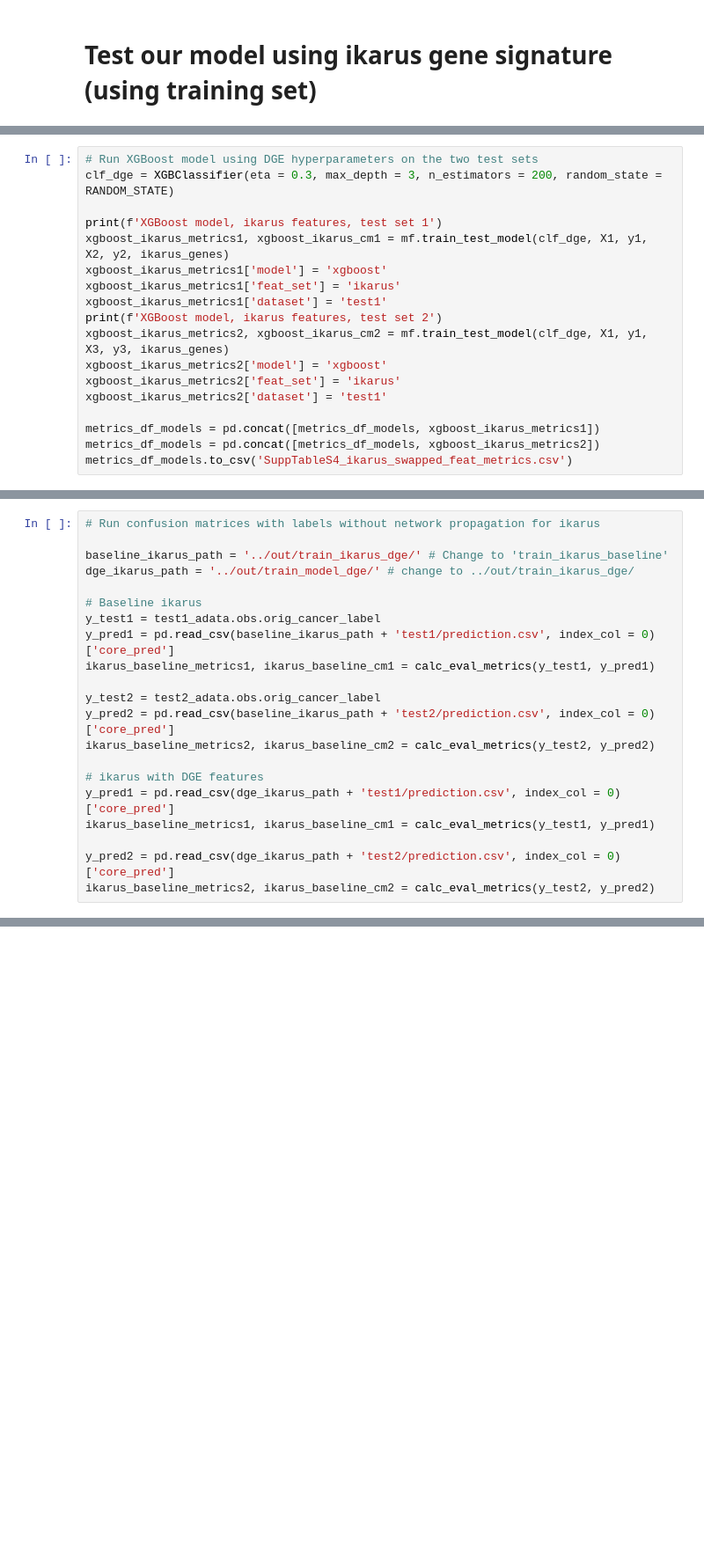
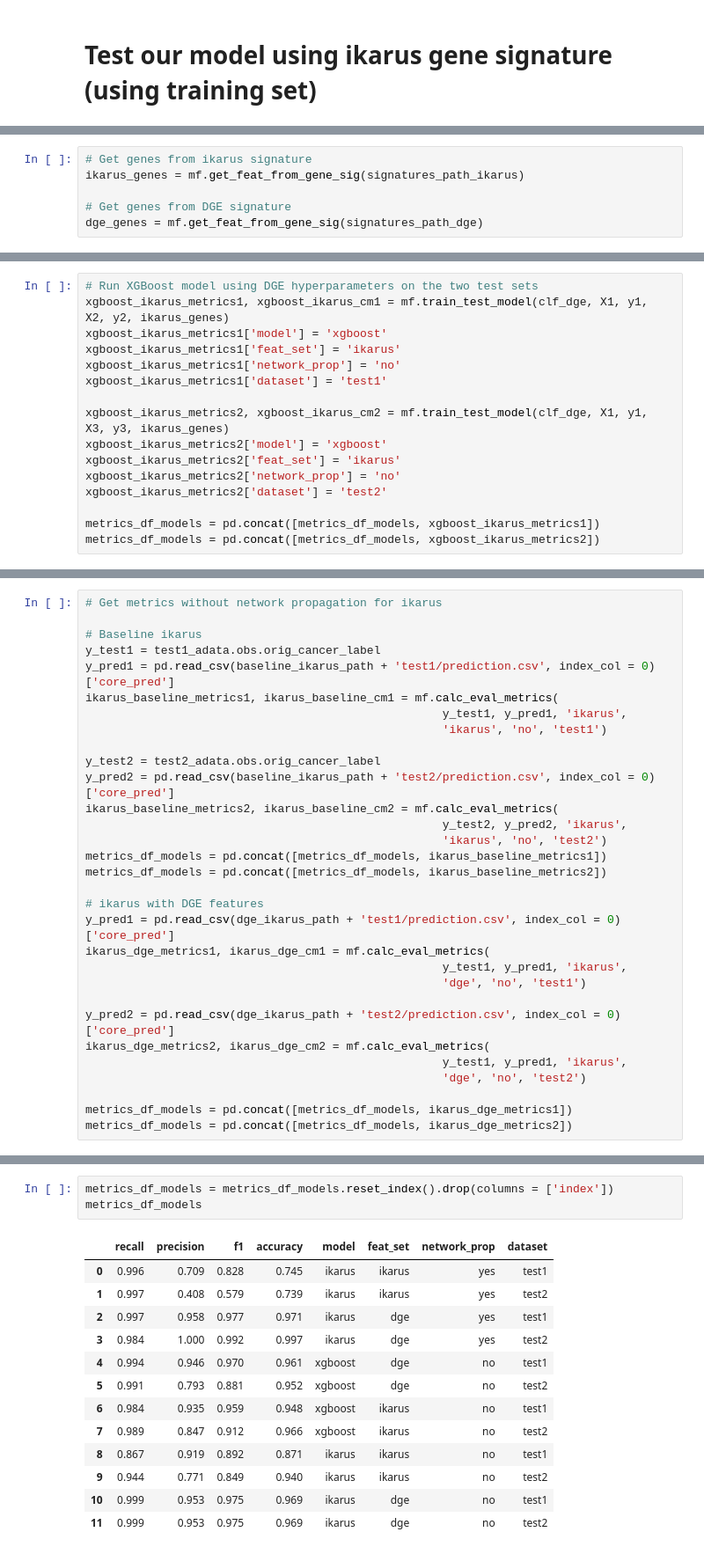
Before and after one commit to b-richins92/Cancer_Prediction_10x, a Jupyter notebook: 8_ikarus_xgboost_swapped_features.ipynb, the cells around one changed output, grey strips where cells are left out. Shown at 88% size. Drawn from its saved outputs; the diff is of its cells as text; blank space fills up the shorter version.

Commit message:
Updated feature swapping notebook to generate figure of evaluation metrics

```diff
--- a/8_ikarus_xgboost_swapped_features.ipynb
+++ b/8_ikarus_xgboost_swapped_features.ipynb
@@ -260,3 +194,9 @@ len(ikarus_genes)
+# %%
+# Get genes from ikarus signature
+ikarus_genes = mf.get_feat_from_gene_sig(signatures_path_ikarus)
+
+# Get genes from DGE signature
+dge_genes = mf.get_feat_from_gene_sig(signatures_path_dge)
 # %%
 # Concatenate all datasets to create a dataframe with all the same features (for training and testing purposes)
 X1, X2, X3 = adatas['train'].to_df(), adatas['test1'].to_df(), adatas['test2'].to_df()
@@ -281,19 +250,17 @@ test2_pred = pd.DataFrame()
 # %%
 # Run XGBoost model using DGE hyperparameters on the two test sets
-clf_dge = XGBClassifier(eta = 0.3, max_depth = 3, n_estimators = 200, random_state = RANDOM_STATE)
-
-print(f'XGBoost model, ikarus features, test set 1')
 xgboost_ikarus_metrics1, xgboost_ikarus_cm1 = mf.train_test_model(clf_dge, X1, y1, X2, y2, ikarus_genes)
 xgboost_ikarus_metrics1['model'] = 'xgboost'
 xgboost_ikarus_metrics1['feat_set'] = 'ikarus'
+xgboost_ikarus_metrics1['network_prop'] = 'no'
 xgboost_ikarus_metrics1['dataset'] = 'test1'
-print(f'XGBoost model, ikarus features, test set 2')
+
 xgboost_ikarus_metrics2, xgboost_ikarus_cm2 = mf.train_test_model(clf_dge, X1, y1, X3, y3, ikarus_genes)
 xgboost_ikarus_metrics2['model'] = 'xgboost'
 xgboost_ikarus_metrics2['feat_set'] = 'ikarus'
-xgboost_ikarus_metrics2['dataset'] = 'test1'
+xgboost_ikarus_metrics2['network_prop'] = 'no'
+xgboost_ikarus_metrics2['dataset'] = 'test2'
 
 metrics_df_models = pd.concat([metrics_df_models, xgboost_ikarus_metrics1])
 metrics_df_models = pd.concat([metrics_df_models, xgboost_ikarus_metrics2])
-metrics_df_models.to_csv('SuppTableS4_ikarus_swapped_feat_metrics.csv')
 # %% [output]
@@ -310,23 +275,33 @@ XGBoost model, ikarus features, test set 2
 |  | recall | precision | f1 | accuracy |
 | 0 | 0.989 | 0.847 | 0.912 | 0.966 |
 # %%
-# Run confusion matrices with labels without network propagation for ikarus
-
-baseline_ikarus_path = '../out/train_ikarus_dge/' # Change to 'train_ikarus_baseline'
-dge_ikarus_path = '../out/train_model_dge/' # change to ../out/train_ikarus_dge/
+# Get metrics without network propagation for ikarus
 
 # Baseline ikarus
 y_test1 = test1_adata.obs.orig_cancer_label
 y_pred1 = pd.read_csv(baseline_ikarus_path + 'test1/prediction.csv', index_col = 0)['core_pred']
-ikarus_baseline_metrics1, ikarus_baseline_cm1 = calc_eval_metrics(y_test1, y_pred1)
+ikarus_baseline_metrics1, ikarus_baseline_cm1 = mf.calc_eval_metrics(
+                                                    y_test1, y_pred1, 'ikarus',
+                                                    'ikarus', 'no', 'test1')
 
 y_test2 = test2_adata.obs.orig_cancer_label
 y_pred2 = pd.read_csv(baseline_ikarus_path + 'test2/prediction.csv', index_col = 0)['core_pred']
-ikarus_baseline_metrics2, ikarus_baseline_cm2 = calc_eval_metrics(y_test2, y_pred2)
+ikarus_baseline_metrics2, ikarus_baseline_cm2 = mf.calc_eval_metrics(
+                                                    y_test2, y_pred2, 'ikarus',
+                                                    'ikarus', 'no', 'test2')
+metrics_df_models = pd.concat([metrics_df_models, ikarus_baseline_metrics1])
+metrics_df_models = pd.concat([metrics_df_models, ikarus_baseline_metrics2])
 
 # ikarus with DGE features
 y_pred1 = pd.read_csv(dge_ikarus_path + 'test1/prediction.csv', index_col = 0)['core_pred']
-ikarus_baseline_metrics1, ikarus_baseline_cm1 = calc_eval_metrics(y_test1, y_pred1)
+ikarus_dge_metrics1, ikarus_dge_cm1 = mf.calc_eval_metrics(
+                                                    y_test1, y_pred1, 'ikarus',
+                                                    'dge', 'no', 'test1')
 
 y_pred2 = pd.read_csv(dge_ikarus_path + 'test2/prediction.csv', index_col = 0)['core_pred']
-ikarus_baseline_metrics2, ikarus_baseline_cm2 = calc_eval_metrics(y_test2, y_pred2)
+ikarus_dge_metrics2, ikarus_dge_cm2 = mf.calc_eval_metrics(
+                                                    y_test1, y_pred1, 'ikarus',
+                                                    'dge', 'no', 'test2')
+
+metrics_df_models = pd.concat([metrics_df_models, ikarus_dge_metrics1])
+metrics_df_models = pd.concat([metrics_df_models, ikarus_dge_metrics2])
@@ -351,0 +308,17 @@ ikarus_baseline_metrics2, ikarus_baseline_cm2 = calc_eval_metrics(y_test2, y_pre
+# %%
+metrics_df_models = metrics_df_models.reset_index().drop(columns = ['index'])
+metrics_df_models
+# %% [output]
+|  | recall | precision | f1 | accuracy | model | feat_set | network_prop | dataset |
+| 0 | 0.996 | 0.709 | 0.828 | 0.745 | ikarus | ikarus | yes | test1 |
+| 1 | 0.997 | 0.408 | 0.579 | 0.739 | ikarus | ikarus | yes | test2 |
+| 2 | 0.997 | 0.958 | 0.977 | 0.971 | ikarus | dge | yes | test1 |
+| 3 | 0.984 | 1.000 | 0.992 | 0.997 | ikarus | dge | yes | test2 |
+| 4 | 0.994 | 0.946 | 0.970 | 0.961 | xgboost | dge | no | test1 |
+| 5 | 0.991 | 0.793 | 0.881 | 0.952 | xgboost | dge | no | test2 |
+| 6 | 0.984 | 0.935 | 0.959 | 0.948 | xgboost | ikarus | no | test1 |
+| 7 | 0.989 | 0.847 | 0.912 | 0.966 | xgboost | ikarus | no | test2 |
+| 8 | 0.867 | 0.919 | 0.892 | 0.871 | ikarus | ikarus | no | test1 |
+| 9 | 0.944 | 0.771 | 0.849 | 0.940 | ikarus | ikarus | no | test2 |
+| 10 | 0.999 | 0.953 | 0.975 | 0.969 | ikarus | dge | no | test1 |
+| 11 | 0.999 | 0.953 | 0.975 | 0.969 | ikarus | dge | no | test2 |
```
Also changed, not shown: parts of 22 cells of this notebook.
